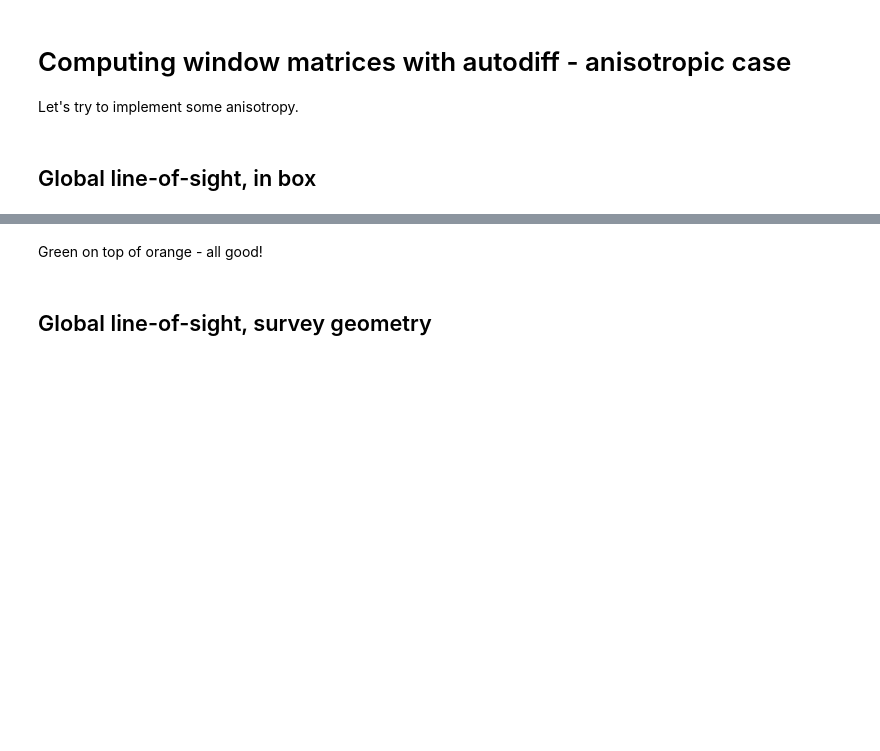
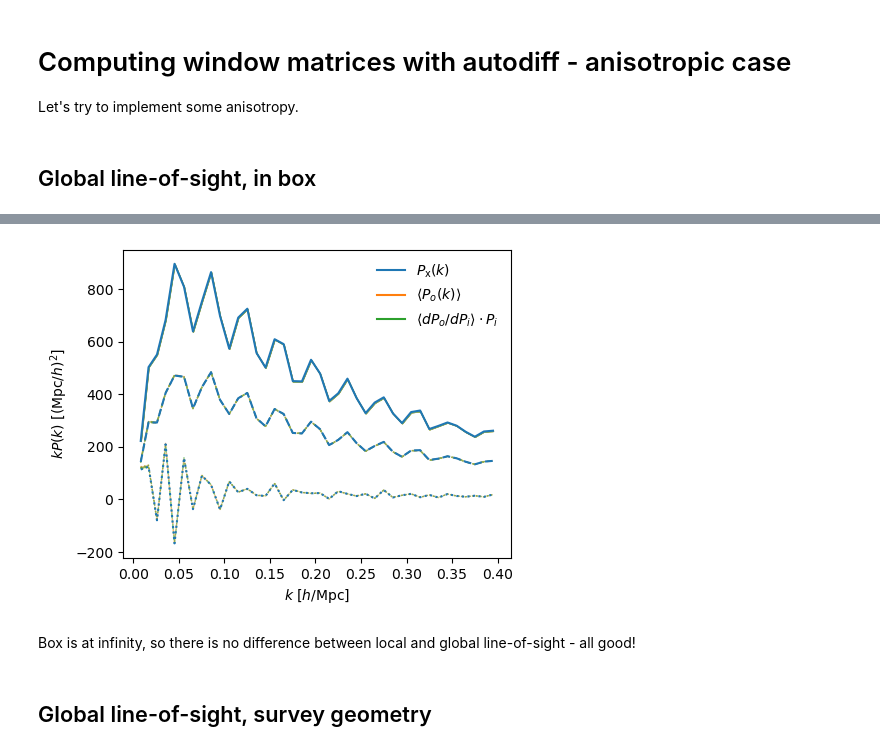
Before and after one commit to adematti/jax-window, a Jupyter notebook: nb/anisotropic.ipynb, the cells around one changed output, grey strips where cells are left out. Saved outputs shown, nothing was run; the diff lists cells and outputs as text; code cells hidden in the pictures; blank space fills up the shorter version.

```diff
--- a/nb/anisotropic.ipynb
+++ b/nb/anisotropic.ipynb
@@ -91,5 +89,52 @@ plt.show()
+# %%
+get_pk = lambda pkin, **kwargs: mock_box(pkin, **kwargs)
+get_wmat = lambda pkin, **kwargs: jax.jacrev(lambda pkin: get_pk(pkin, **kwargs).power.real)(pkin)
+get_pk = jax.jit(get_pk, static_argnames=['los'])
+get_wmat = jax.jit(get_wmat, static_argnames=['los'])
+
+seed = random.key(42)
+# Get one power spectrum
+pkx = get_pk(poles, seed=seed)
+
+from tqdm import trange
+pks, pkts = [], []
+npk, npkt = 100, 100
+with trange(npk) as t:
+    for imock in t:
+        seed = random.key(2 * imock)
+        pks.append(get_pk(poles, los='local', seed=seed))
+with trange(npkt) as t:
+    for imock in t:
+        # Here we do not use the same seeds
+        seed = random.key(2 * imock + 1)
+        wmat = get_wmat(poles, los='local', seed=seed)
+        pkts.append(jnp.tensordot(wmat, poles, axes=((2, 3), (0, 1))))
+# %%
+k, edges = pks[0].k, pks[0].edges
+pk_mean, pk_std = np.mean([pk.power.real for pk in pks], axis=0), np.std([pk.power.real for pk in pks], axis=0) / npk**0.5
+pkt_mean, pkt_std = np.mean(pkts, axis=0), np.std(pkts, axis=0) / npkt**0.5
+
+ax = plt.gca()
+maskin = kin < edges[-1]
+linestyles = ['-', '--', ':']
+colors = ['C0', 'C1', 'C2']
+labels = [r'$P_\mathrm{x}(k)$', r'$\langle P_o(k) \rangle$', r'$\langle dP_o/dP_i \rangle \cdot P_i$']
+for color, label in zip(colors, labels):
+    ax.plot([], [], color=color, linestyle='-', label=label)
+for ill, ell in enumerate(ells):
+    linestyle = linestyles[ill]
+    ax.plot(k, k * pkx.power[ill].real, linestyle=linestyle, color=colors[0])
+    kw = dict(lw=1., alpha=0.5)
+    ax.fill_between(k, k * (pk_mean - pk_std)[ill], k * (pk_mean + pk_std)[ill], linestyle=linestyle, color=colors[1], **kw)
+    ax.fill_between(k, k * (pkt_mean - pkt_std)[ill], k * (pkt_mean + pkt_std)[ill], linestyle=linestyle, color=colors[2], **kw)
+ax.set_xlabel(r'$k$ [$h/\mathrm{Mpc}$]')
+ax.set_ylabel(r'$k P(k)$ [$(\mathrm{Mpc}/h)^{2}$]')
+ax.legend(frameon=False)
+plt.show()
+# %% [output]
+[figure, added]
 # %% [markdown]
-Green on top of orange - all good!
+Box is at infinity, so there is no difference between local and global line-of-sight - all good!
 # %% [markdown]
 ## Global line-of-sight, survey geometry
 # %%
```
Also changed, not shown: parts of 10 cells of this notebook, 2 other files.
